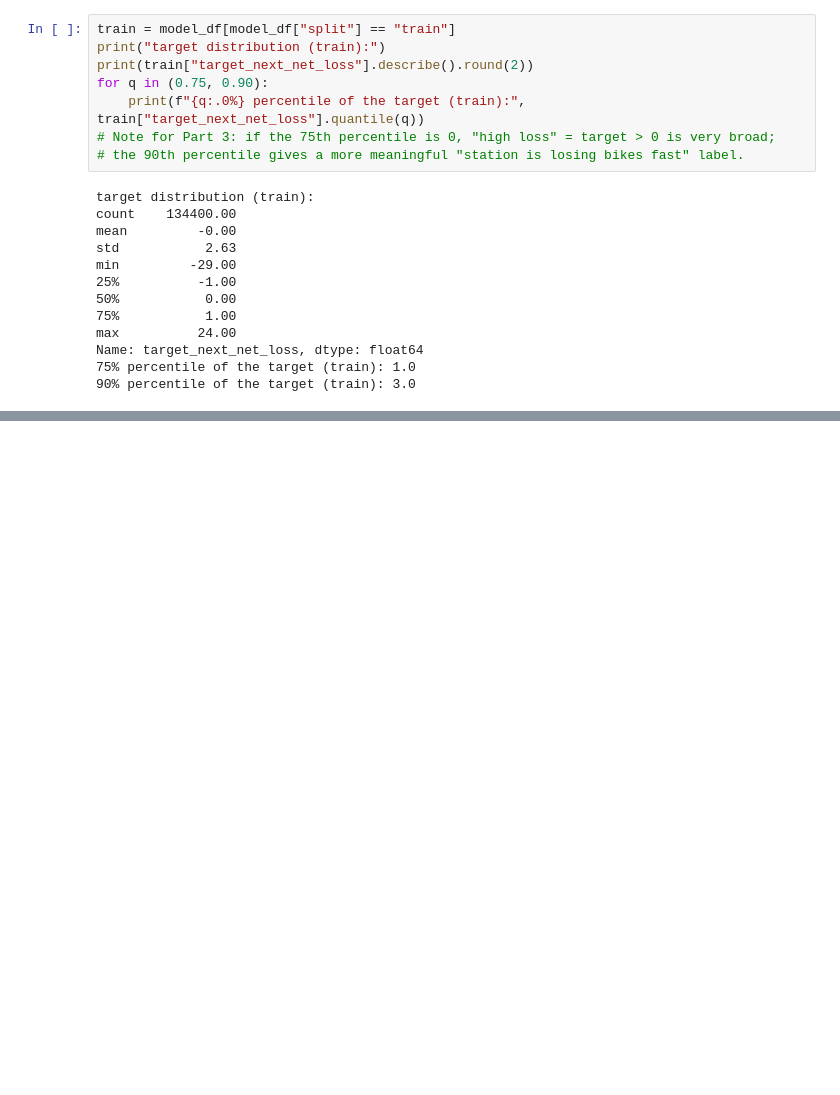
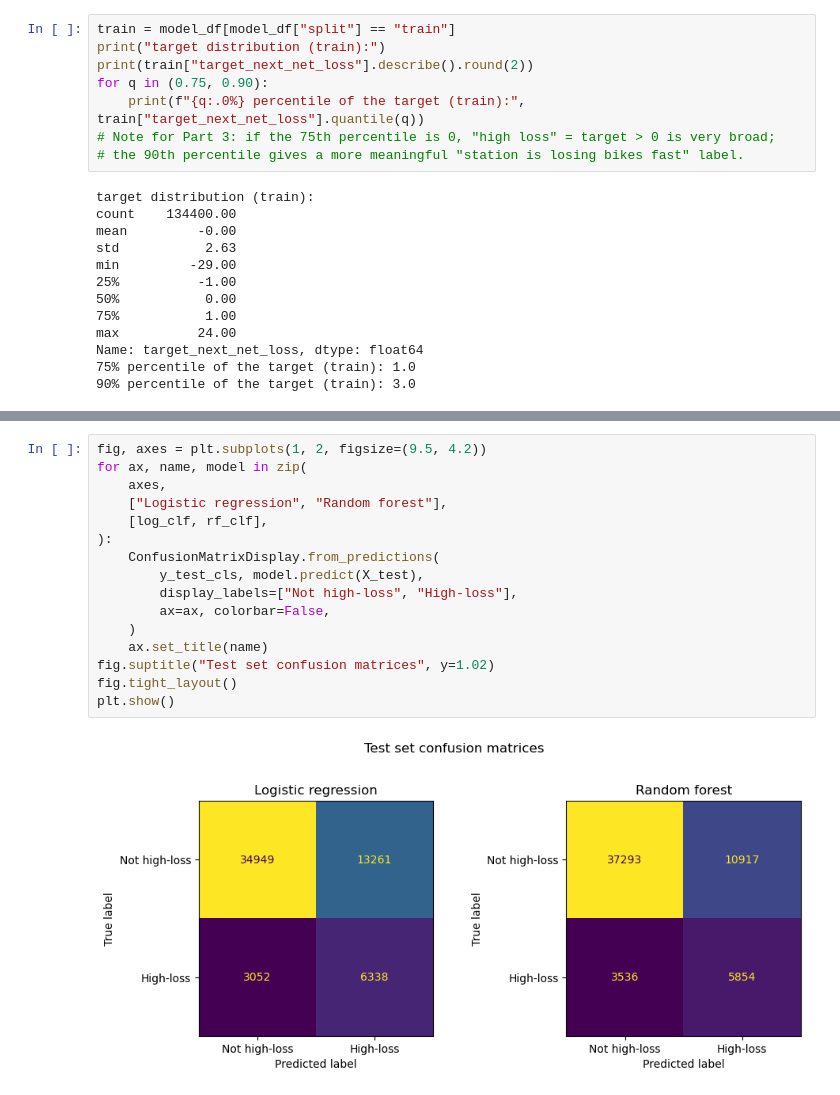
Before and after one commit to AymBohs/bike-station-prediction, a Jupyter notebook: mgsc_661_project.ipynb, the cells around one changed output, grey strips where cells are left out. Saved outputs shown, nothing was run; the diff lists cells and outputs as text; blank space fills up the shorter version.

```diff
--- a/mgsc_661_project.ipynb
+++ b/mgsc_661_project.ipynb
@@ -460,0 +682,18 @@ Name: target_next_net_loss, dtype: float64
+# %%
+fig, axes = plt.subplots(1, 2, figsize=(9.5, 4.2))
+for ax, name, model in zip(
+    axes,
+    ["Logistic regression", "Random forest"],
+    [log_clf, rf_clf],
+):
+    ConfusionMatrixDisplay.from_predictions(
+        y_test_cls, model.predict(X_test),
+        display_labels=["Not high-loss", "High-loss"],
+        ax=ax, colorbar=False,
+    )
+    ax.set_title(name)
+fig.suptitle("Test set confusion matrices", y=1.02)
+fig.tight_layout()
+plt.show()
+# %% [output]
+[figure, added]
```
Also changed, not shown: parts of 16 cells of this notebook, 1 other file.
